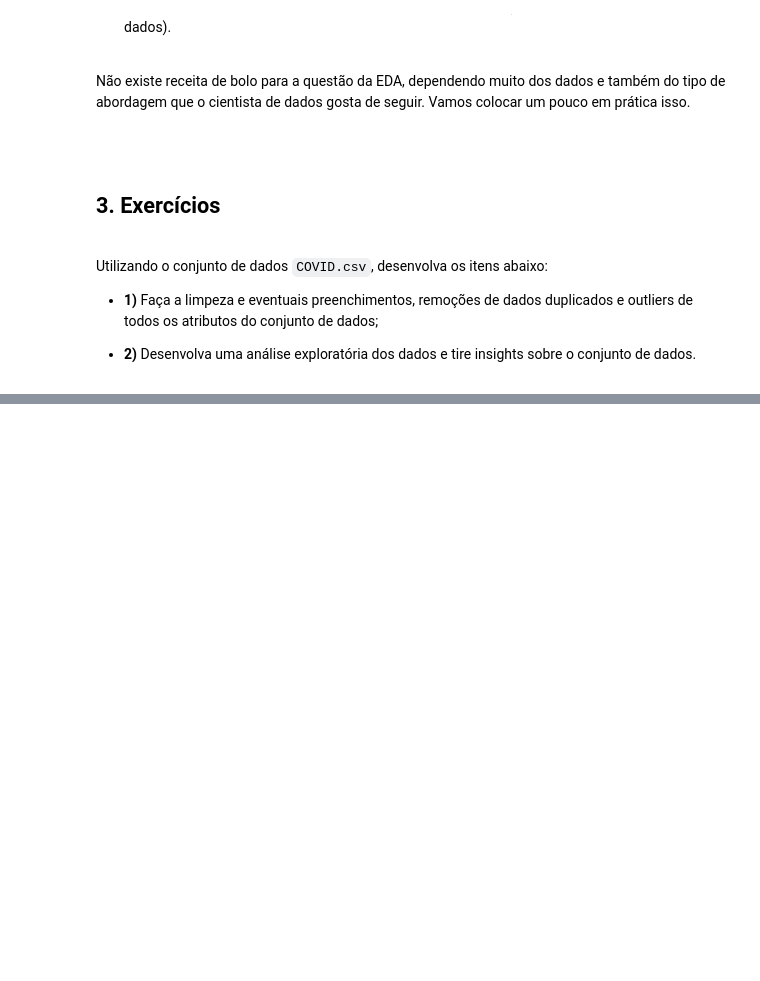
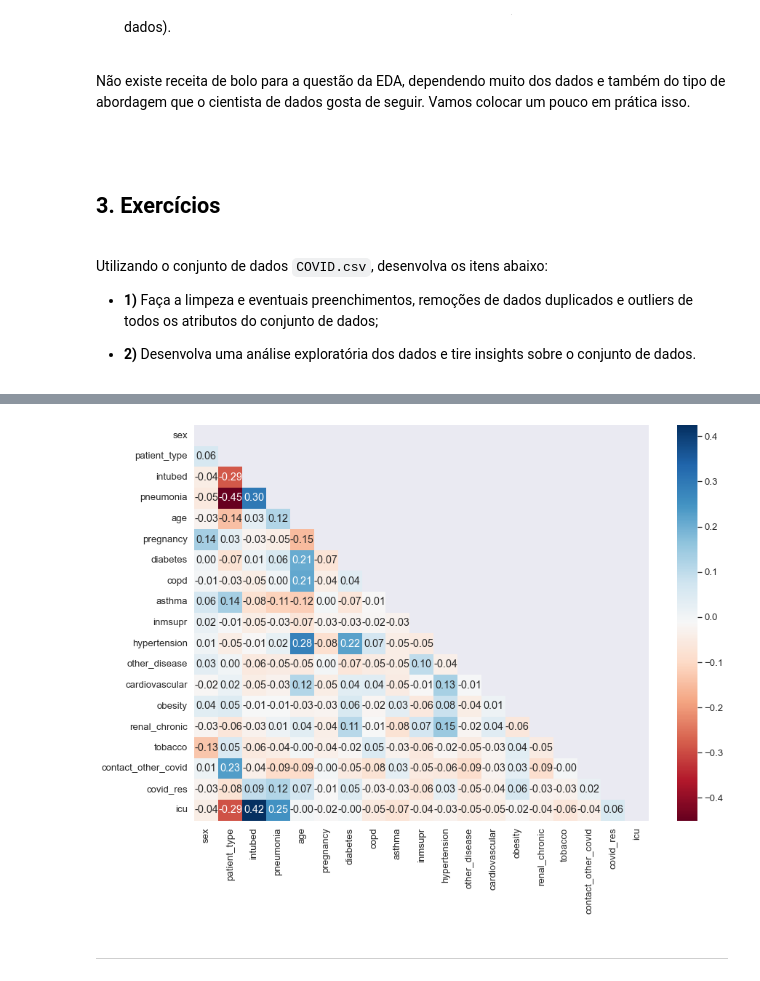
Before and after one commit to dehscardoso/lets-boti, a Jupyter notebook: 05 Estatística II/02 - Processamento de Tratamento dos dados.ipynb, the cells around one changed output, grey strips where cells are left out. Saved outputs shown, nothing was run; the diff lists cells and outputs as text; code cells hidden in the pictures; blank space fills up the shorter version.

```diff
--- a/05 Estatística II/02 - Processamento de Tratamento dos dados.ipynb
+++ b/05 Estatística II/02 - Processamento de Tratamento dos dados.ipynb
@@ -314,9 +322,16 @@ drop_numerical_outliers(df)
 # %%
-sns.set(font_scale=1.2)
-fig, eixo = plt.subplots(4,3,figsize=(16,16))
-
-cont = 0
-for linha in range(4):
-    for coluna in range(3):
-        sns.boxplot(data=red_wine_df, x=red_wine_df.columns[cont], ax=eixo[linha][coluna], orient='h')
-        cont += 1
+sns.set_context(font_scale=1.9)
+plt.figure(figsize=(14,10))
+sns.heatmap(
+    covid2.corr(),
+    annot=True,
+    fmt='.2f',
+    cmap='RdBu',
+    mask=np.triu(
+        np.ones_like(covid2.corr())
+    )
+);
+# %% [output]
+[figure, added]
+# %% [markdown]
+---
```
Also changed, not shown: parts of 6 cells of this notebook, 11 other files.
